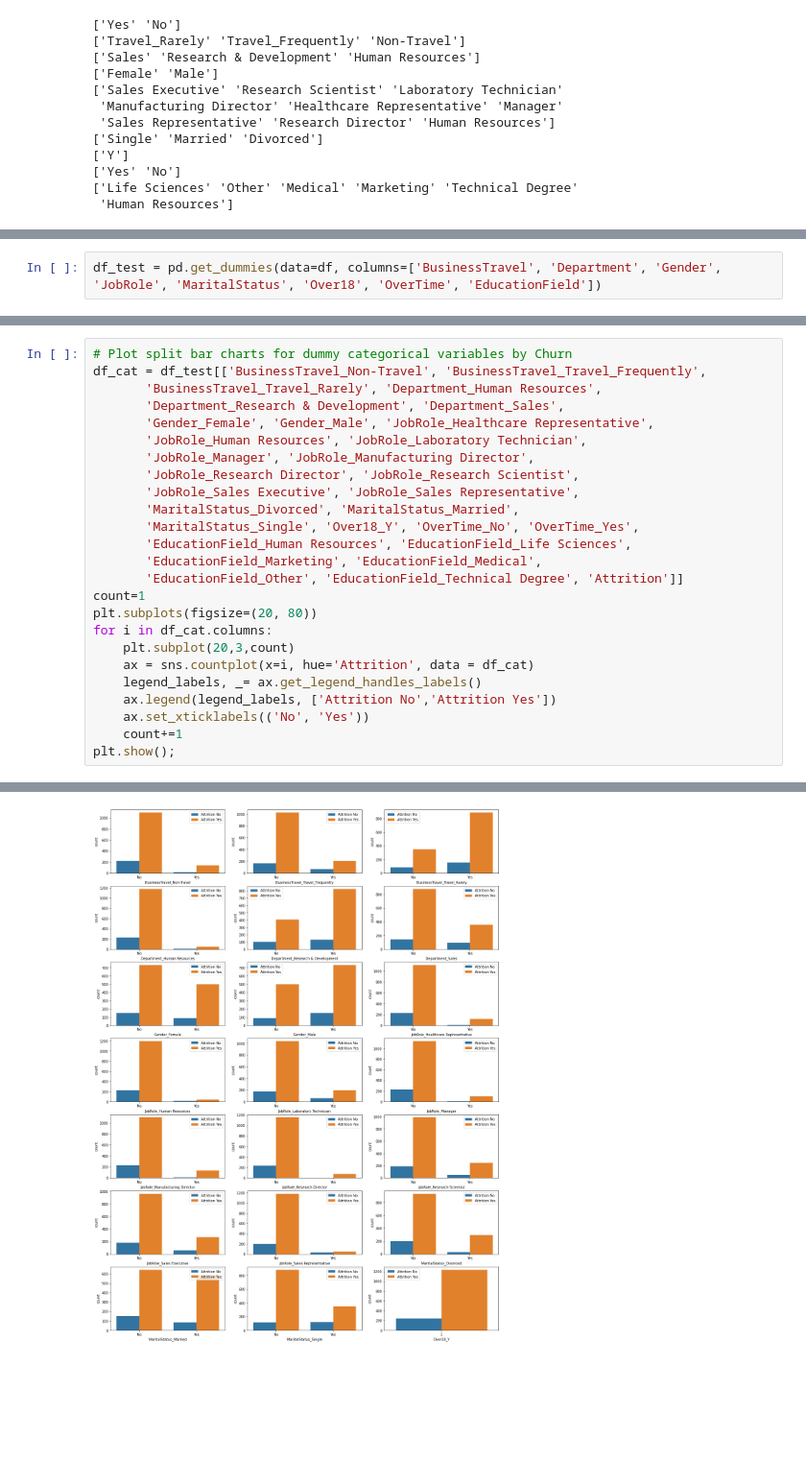
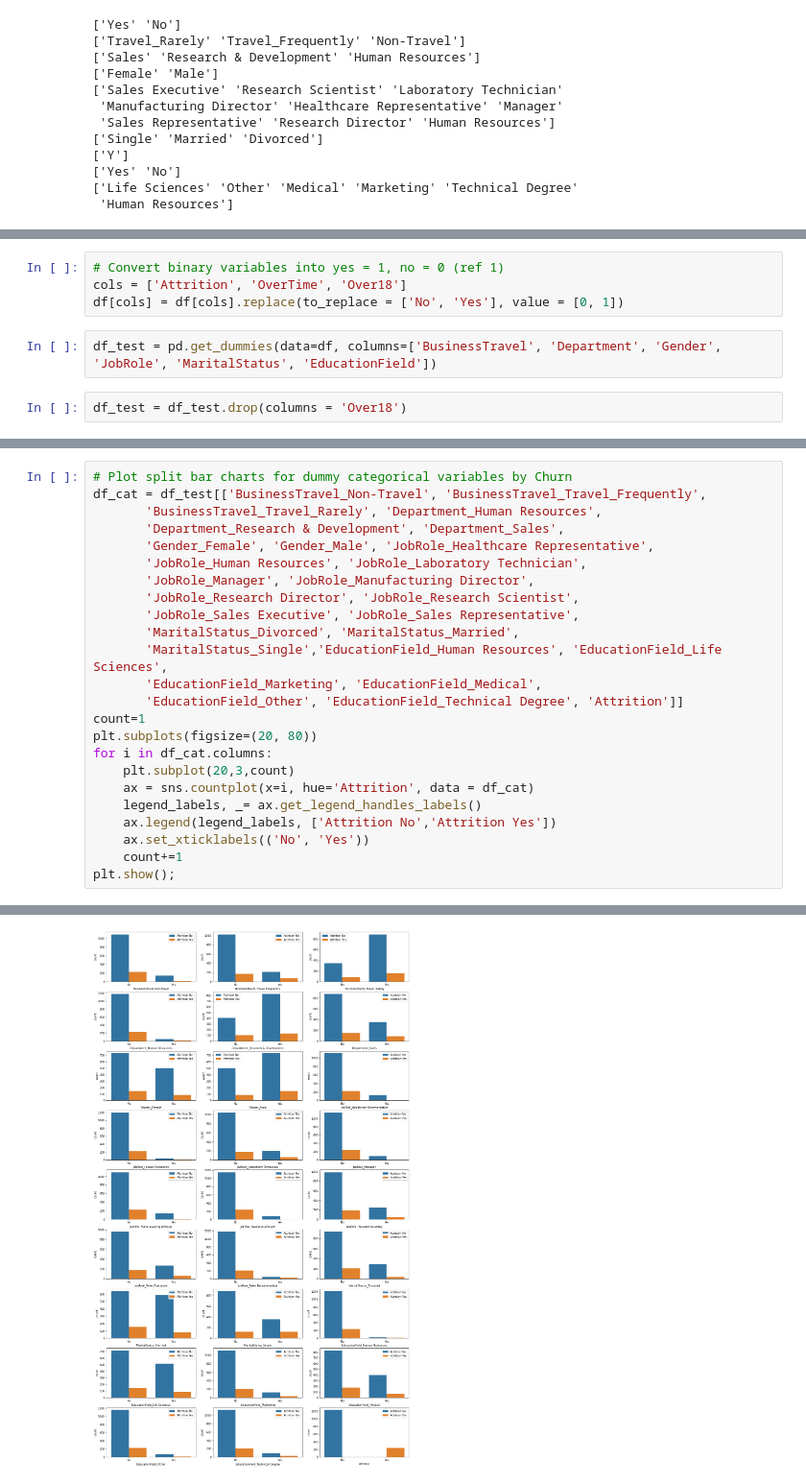
Before and after one commit to mattblasa/HR-attrition-prediction, a Jupyter notebook: employee_attrition.ipynb, the cells around one changed output, grey strips where cells are left out. Shown: that part at 96% size. Saved outputs shown, nothing was run; the diff lists cells and outputs as text; blank space fills up the shorter version.

```diff
--- a/employee_attrition.ipynb
+++ b/employee_attrition.ipynb
@@ -126,8 +126,14 @@ for col in df_categ:
 {'OverTime': array(['Yes', 'No'], dtype=object)}
 {'EducationField': array(['Life Sciences', 'Other', 'Medical', 'Marketing',
        'Technical Degree', 'Human Resources'], dtype=object)}
+# %%
+# Convert binary variables into yes = 1, no = 0 (ref 1)
+cols = ['Attrition', 'OverTime', 'Over18']
+df[cols] = df[cols].replace(to_replace = ['No', 'Yes'], value = [0, 1])
 # %%
-df_test = pd.get_dummies(data=df, columns=['BusinessTravel', 'Department', 'Gender', 'JobRole', 'MaritalStatus', 'Over18', 'OverTime', 'EducationField'])
+df_test = pd.get_dummies(data=df, columns=['BusinessTravel', 'Department', 'Gender', 'JobRole', 'MaritalStatus', 'EducationField'])
+# %%
+df_test = df_test.drop(columns = 'Over18')
 # %%
 df_test
 # %% [output]
@@ -216,8 +222,7 @@ df_cat = df_test[['BusinessTravel_Non-Travel', 'BusinessTravel_Travel_Frequently
        'JobRole_Research Director', 'JobRole_Research Scientist',
        'JobRole_Sales Executive', 'JobRole_Sales Representative',
        'MaritalStatus_Divorced', 'MaritalStatus_Married',
-       'MaritalStatus_Single', 'Over18_Y', 'OverTime_No', 'OverTime_Yes',
-       'EducationField_Human Resources', 'EducationField_Life Sciences',
+       'MaritalStatus_Single','EducationField_Human Resources', 'EducationField_Life Sciences',
        'EducationField_Marketing', 'EducationField_Medical',
        'EducationField_Other', 'EducationField_Technical Degree', 'Attrition']]
 count=1
@@ -235 +239 @@ ValueError: The number of FixedLocator locations (1), usually from a call to set
-[figure, old version]
+[figure, new version]
```
Also changed, not shown: parts of 23 cells of this notebook, 4 other files.
